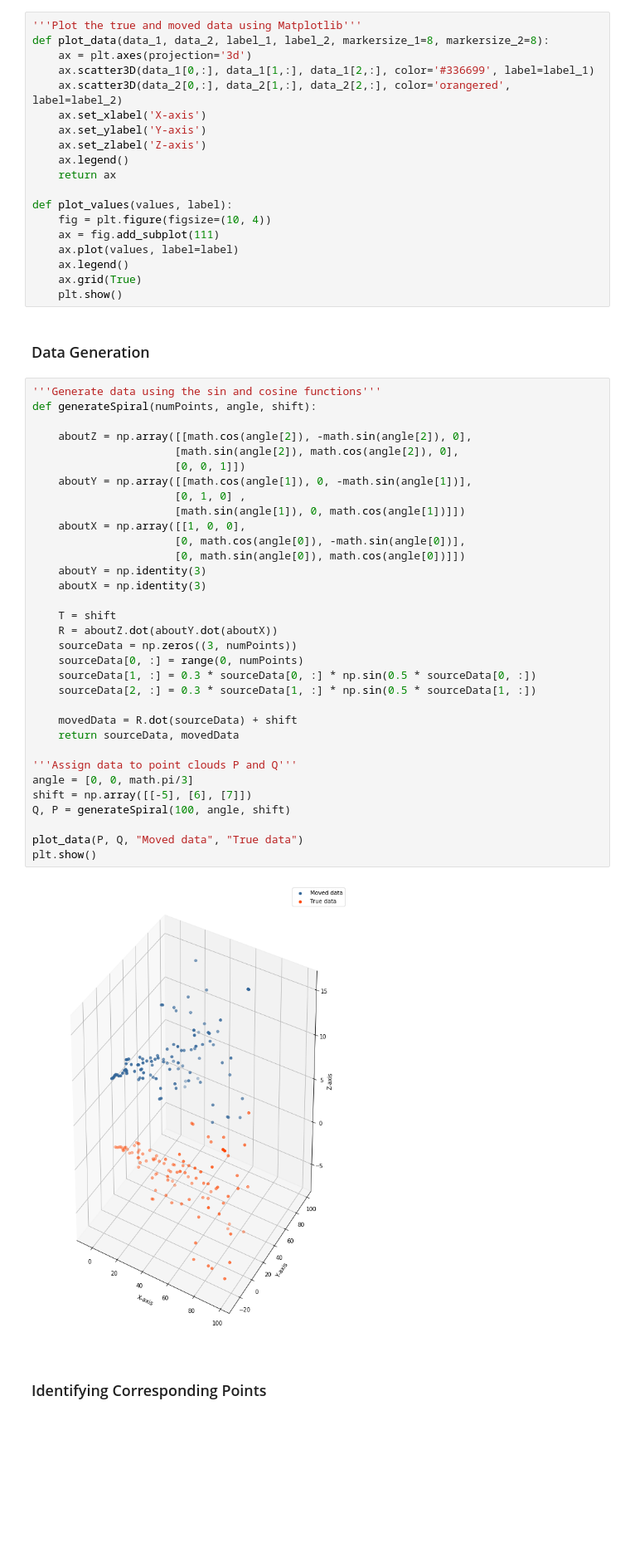
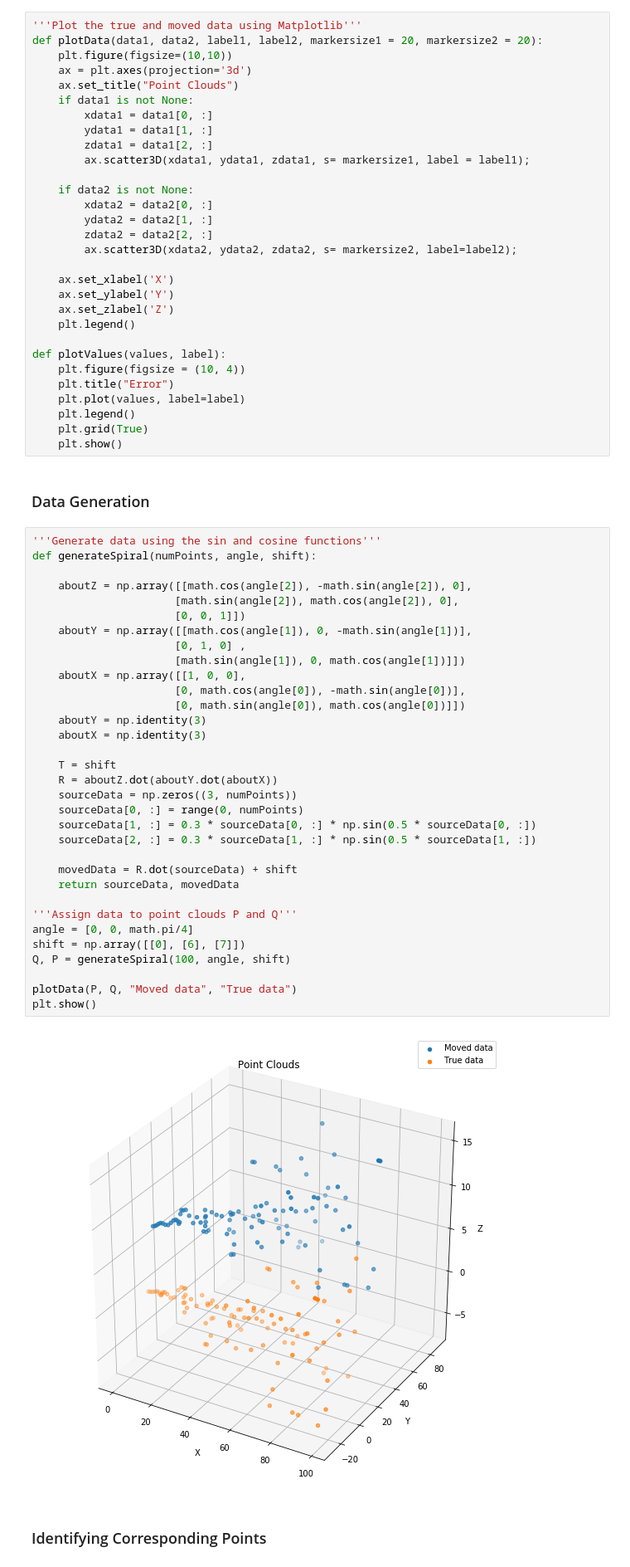
Before and after one commit to JyotiSunkara/ICP, a Jupyter notebook: Non Linear Squares Point To Plane.ipynb, the cells around one changed output. Shown: that part at 83% size. Cells and saved outputs as stored; diff of their text form; blank space fills up the shorter version.

```diff
--- a/Non Linear Squares Point To Plane.ipynb
+++ b/Non Linear Squares Point To Plane.ipynb
@@ -18,22 +17,33 @@ rcParams['figure.figsize'] = 10, 15
 ### Data Plotting
 # %%
 '''Plot the true and moved data using Matplotlib'''
-def plot_data(data_1, data_2, label_1, label_2, markersize_1=8, markersize_2=8):
+def plotData(data1, data2, label1, label2, markersize1 = 20, markersize2 = 20):
+    plt.figure(figsize=(10,10))
     ax = plt.axes(projection='3d')
-    ax.scatter3D(data_1[0,:], data_1[1,:], data_1[2,:], color='#336699', label=label_1)
-    ax.scatter3D(data_2[0,:], data_2[1,:], data_2[2,:], color='orangered', label=label_2)
-    ax.set_xlabel('X-axis')
-    ax.set_ylabel('Y-axis')
-    ax.set_zlabel('Z-axis')
-    ax.legend()
-    return ax
+    ax.set_title("Point Clouds")
+    if data1 is not None:
+        xdata1 = data1[0, :]
+        ydata1 = data1[1, :]
+        zdata1 = data1[2, :]
+        ax.scatter3D(xdata1, ydata1, zdata1, s= markersize1, label = label1);
 
-def plot_values(values, label):
-    fig = plt.figure(figsize=(10, 4))
-    ax = fig.add_subplot(111)
-    ax.plot(values, label=label)
-    ax.legend()
-    ax.grid(True)
+    if data2 is not None:
+        xdata2 = data2[0, :]
+        ydata2 = data2[1, :]
+        zdata2 = data2[2, :]
+        ax.scatter3D(xdata2, ydata2, zdata2, s= markersize2, label=label2);
+
+    ax.set_xlabel('X')
+    ax.set_ylabel('Y')
+    ax.set_zlabel('Z')
+    plt.legend()
+
+def plotValues(values, label):
+    plt.figure(figsize = (10, 4))
+    plt.title("Error")
+    plt.plot(values, label=label)
+    plt.legend()
+    plt.grid(True)
     plt.show()
 # %% [markdown]
 ### Data Generation
@@ -41,37 +51,37 @@ def plot_values(values, label):
 '''Generate data using the sin and cosine functions'''
 def generateSpiral(numPoints, angle, shift):
 
     aboutZ = np.array([[math.cos(angle[2]), -math.sin(angle[2]), 0],
                       [math.sin(angle[2]), math.cos(angle[2]), 0],
                       [0, 0, 1]])
     aboutY = np.array([[math.cos(angle[1]), 0, -math.sin(angle[1])],
                       [0, 1, 0] ,
                       [math.sin(angle[1]), 0, math.cos(angle[1])]])
     aboutX = np.array([[1, 0, 0],
                       [0, math.cos(angle[0]), -math.sin(angle[0])],
                       [0, math.sin(angle[0]), math.cos(angle[0])]])
     aboutY = np.identity(3)
     aboutX = np.identity(3)
 
     T = shift
     R = aboutZ.dot(aboutY.dot(aboutX))
     sourceData = np.zeros((3, numPoints))
     sourceData[0, :] = range(0, numPoints)
     sourceData[1, :] = 0.3 * sourceData[0, :] * np.sin(0.5 * sourceData[0, :])
     sourceData[2, :] = 0.3 * sourceData[1, :] * np.sin(0.5 * sourceData[1, :])
 
     movedData = R.dot(sourceData) + shift
     return sourceData, movedData
 
 '''Assign data to point clouds P and Q'''
-angle = [0, 0, math.pi/3]
-shift = np.array([[-5], [6], [7]])
+angle = [0, 0, math.pi/4]
+shift = np.array([[0], [6], [7]])
 Q, P = generateSpiral(100, angle, shift)
 
-plot_data(P, Q, "Moved data", "True data")
+plotData(P, Q, "Moved data", "True data")
 plt.show()
 # %% [output]
-[figure, old version]
+[figure, new version]
 # %% [markdown]
 ### Identifying Corresponding Points
 # %%
```
Also changed, not shown: parts of 11 cells of this notebook, 1 other file.
